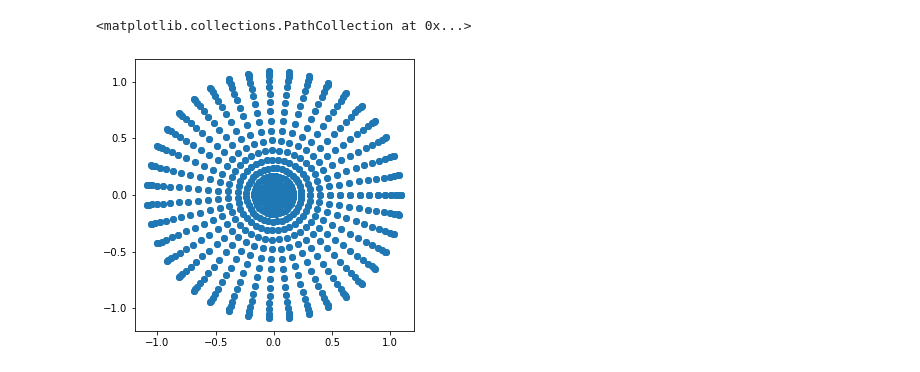
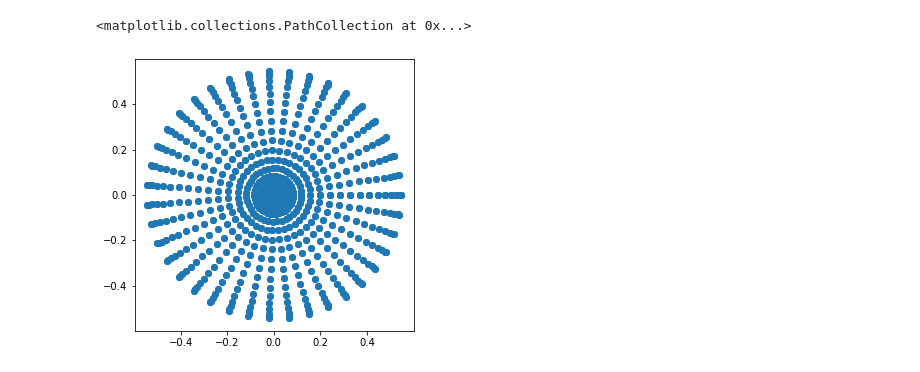
Before and after one commit to akey7/basic-quantum-models, a Jupyter notebook: notebooks/hydrogenic_atom.ipynb, the cells around one changed output. Saved outputs shown, nothing was run; the diff lists cells and outputs as text; code cells hidden in the pictures.

```diff
--- a/notebooks/hydrogenic_atom.ipynb
+++ b/notebooks/hydrogenic_atom.ipynb
@@ -71,8 +71,9 @@ class HydrogenicAtom:
 
         Returns
         -------
-        float
-            The value of the radial wavefunction.
+        complex
+            The value of the radial wavefunction, which only uses the real
+            part of the complex value.
 
         Raises
         ------
@@ -116,8 +117,8 @@ class HydrogenicAtom:
 
         Returns
         -------
-        float
-            The value of the spherical harmonic.
+        complex
+            The value of the spherical harmonic, which is a complex value
 
         Raises
         ------
@@ -165,16 +166,16 @@ class HydrogenicAtom:
 # %%
 ha = HydrogenicAtom(n=3, l=2, ml=2)
 l = 1
 ml = -1
 thetas = np.linspace(0, 2 * pi, 40)
 phis = np.linspace(0, pi, 40)
 spherical = []
 for phi in phis:
     for theta in thetas:
-        spherical.append(ha.spherical_harmonic(theta, phi) * ha.radial(ha.a0))
+        spherical.append(ha.spherical_harmonic(theta, phi))
 spherical = np.array(spherical)
 fig, ax = plt.subplots(nrows=1, ncols=1, figsize=(5, 5))
 ax.scatter(spherical.real, spherical.imag)
 # %% [output]
 <matplotlib.collections.PathCollection at 0x...>
-[figure, old version]
+[figure, new version]
```
Also changed, not shown: parts of 2 cells of this notebook.
